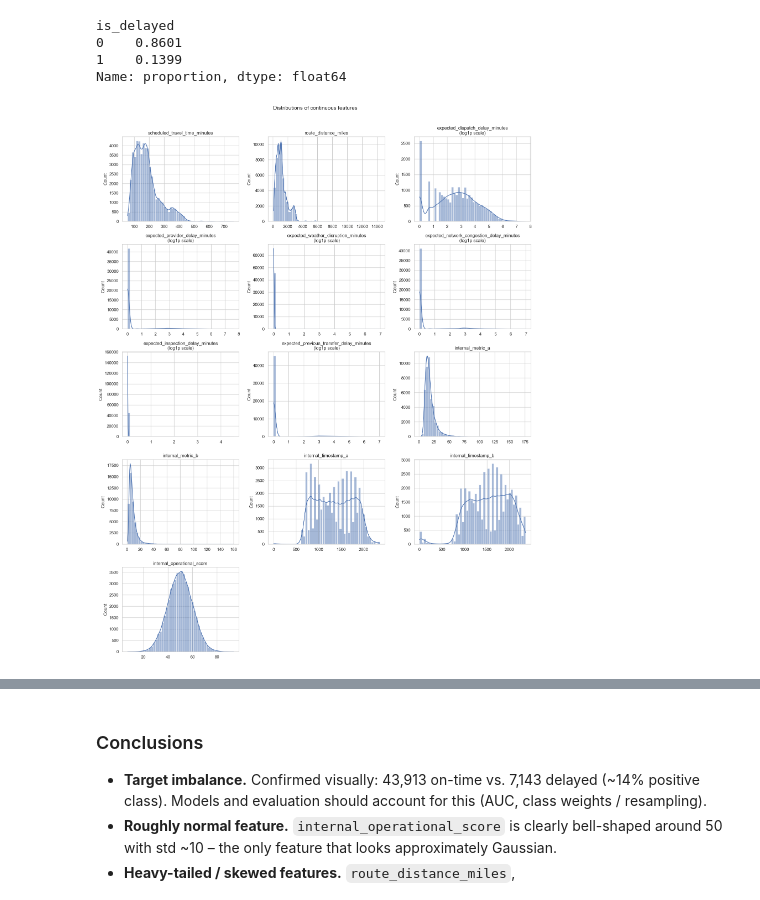
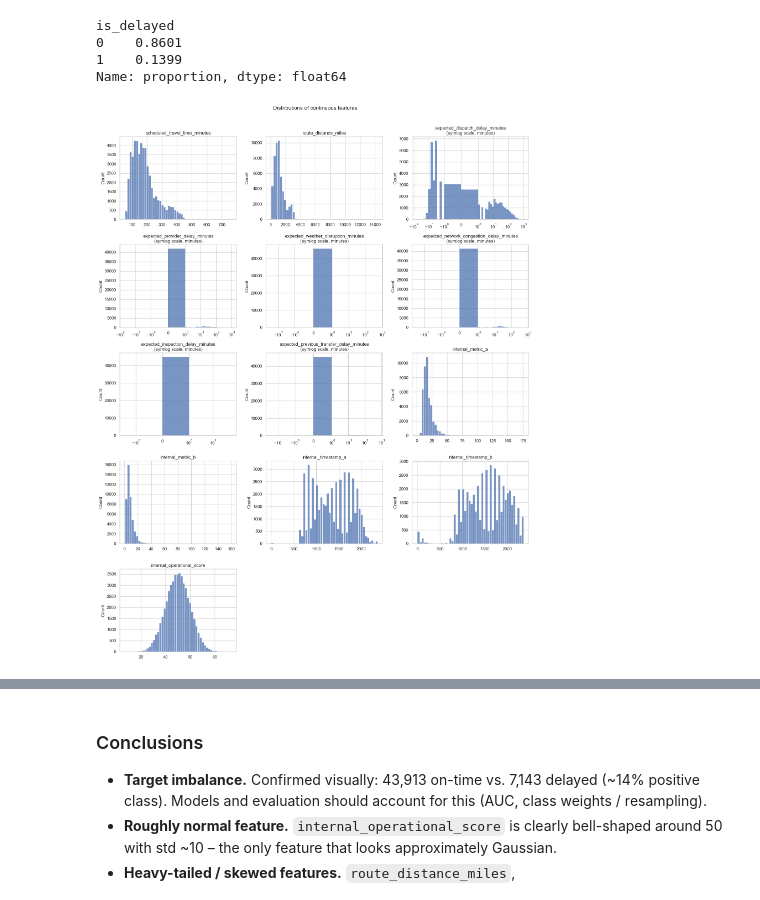
Before and after one commit to tomerbd007/LogisticsTransferPrediction, a Jupyter notebook: main.ipynb, the cells around one changed output, grey strips where cells are left out. Cells and saved outputs as stored; diff of their text form; code cells hidden in the pictures.

```diff
--- a/main.ipynb
+++ b/main.ipynb
@@ -190,35 +176,53 @@ is_delayed
 Name: proportion, dtype: float64
 # %%
 # GOOVER
-# Histograms of the continuous features (route, expected delays, anonymous metrics)
-# Expected-delay columns are zero-inflated and right-skewed -> log1p scale for those
+# Histograms of the continuous features
+# Expected-delay columns are zero-inflated and right-skewed -> symlog x-scale.
+# Symlog is linear around 0 (|x| < linthresh) and logarithmic in both tails,
+# so it keeps the raw minute values, preserves the negative early-dispatch
+# values (e.g. expected_dispatch_delay_minutes goes down to ~-22) and still
+# compresses the heavy right tail.
 continuous_cols = route_cols + delay_cols + anon_cols
 
 n_cols = 3
 n_rows = int(np.ceil(len(continuous_cols) / n_cols))
 fig, axes = plt.subplots(n_rows, n_cols, figsize=(16, 4 * n_rows))
 axes = axes.flatten()
 
 for ax, col in zip(axes, continuous_cols):
     data = df[col].dropna()
     if col in delay_cols:
-        # Shift by 1 to handle zeros, then take log
-        sns.histplot(np.log1p(data), bins=50, kde=True, ax=ax)
-        ax.set_title(f"{col}\n(log1p scale)")
+        # Symlog-spaced bin edges so the histogram is not dominated by the
+        # zero spike: linear bins inside [-linthresh, linthresh], log-spaced
+        # bins out to each tail. Plotted on a matching symlog x-axis.
+        linthresh = 1.0
+        pos_max = data.max()
+        neg_min = data.min()
+        edges = [0.0, linthresh]
+        if pos_max > linthresh:
+            edges += list(np.logspace(np.log10(linthresh), np.log10(pos_max), 30))
+        if neg_min < 0:
+            neg_edges = list(-np.logspace(np.log10(linthresh),
+                                          np.log10(max(-neg_min, linthresh) + 1), 10))
+            edges += [-linthresh] + neg_edges
+        bins = np.unique(np.array(edges))
+        sns.histplot(data, bins=bins, ax=ax)
+        ax.set_xscale("symlog", linthresh=linthresh)
+        ax.set_title(f"{col}\n(symlog scale, minutes)")
     else:
-        sns.histplot(data, bins=50, kde=True, ax=ax)
+        sns.histplot(data, bins=50, ax=ax)
         ax.set_title(col)
     ax.set_xlabel("")
 
 # Hide any unused subplot
 for ax in axes[len(continuous_cols):]:
     ax.set_visible(False)
 
 fig.suptitle("Distributions of continuous features", y=1.01, fontsize=14)
 fig.tight_layout()
 plt.show()
 # %% [output]
-[figure, old version]
+[figure, new version]
 # %%
 # Boxplots to make the outliers in the route and delay features explicit and proven
 box_cols = route_cols + delay_cols
```
Also changed, not shown: parts of 36 cells of this notebook.
